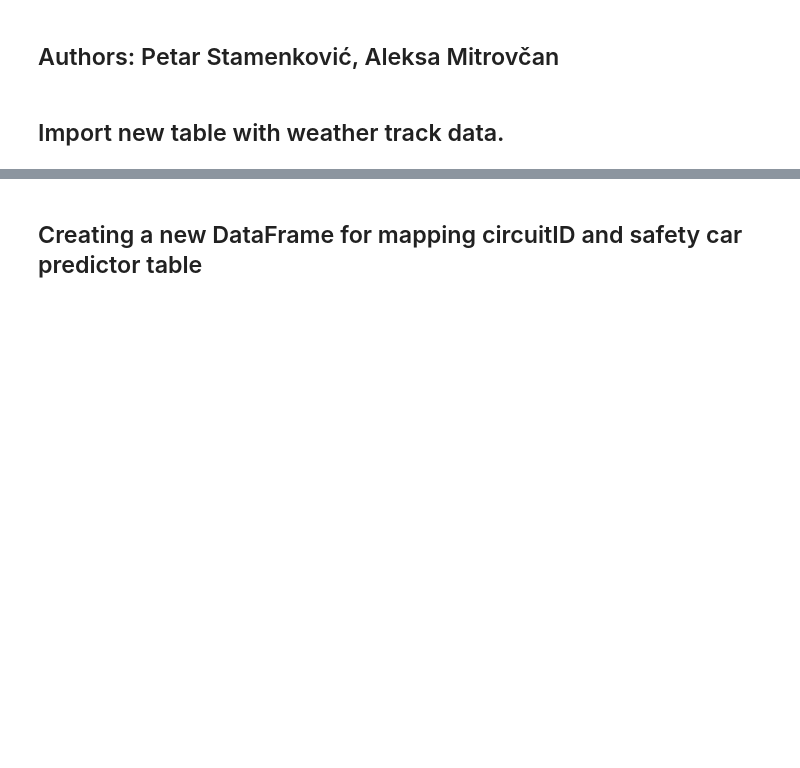
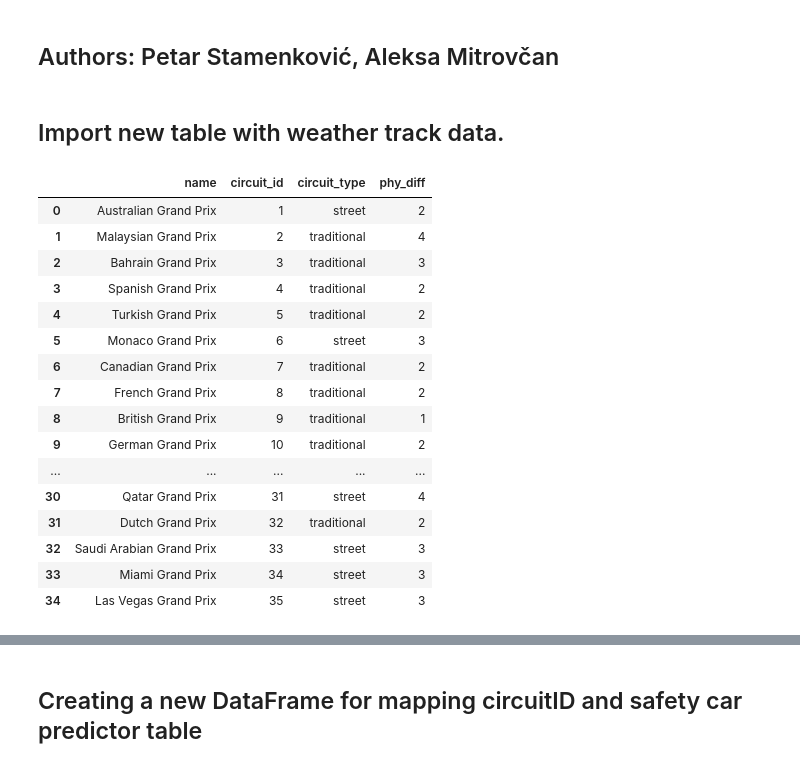
Before and after one commit to alex64a/F1-Safety-Car-Predictor, a Jupyter notebook: F1-Safety-Car-Predictor.ipynb, the cells around one changed output, grey strips where cells are left out. Cells and saved outputs as stored; diff of their text form; code cells hidden in the pictures; blank space fills up the shorter version.

```diff
--- a/F1-Safety-Car-Predictor.ipynb
+++ b/F1-Safety-Car-Predictor.ipynb
@@ -7,5 +7,26 @@
 # %%
 import pandas as pd
 safety_car_predictor = pd.read_csv("safety_car_predictor.csv")
-
+safety_car_predictor_shrinked = pd.read_csv("safety_car_predictor_shrinked.csv")
+circuit_data = pd.read_csv("circuit_data.csv")
+safety_car_predictor_shrinked
+circuit_data
 #safety_car_predictor
+# %% [output]
+|  | name | circuit_id | circuit_type | phy_diff |
+| 0 | Australian Grand Prix | 1 | street | 2 |
+| 1 | Malaysian Grand Prix | 2 | traditional | 4 |
+| 2 | Bahrain Grand Prix | 3 | traditional | 3 |
+| 3 | Spanish Grand Prix | 4 | traditional | 2 |
+| 4 | Turkish Grand Prix | 5 | traditional | 2 |
+| 5 | Monaco Grand Prix | 6 | street | 3 |
+| 6 | Canadian Grand Prix | 7 | traditional | 2 |
+| 7 | French Grand Prix | 8 | traditional | 2 |
+| 8 | British Grand Prix | 9 | traditional | 1 |
+| 9 | German Grand Prix | 10 | traditional | 2 |
+| ... | ... | ... | ... | ... |
+| 30 | Qatar Grand Prix | 31 | street | 4 |
+| 31 | Dutch Grand Prix | 32 | traditional | 2 |
+| 32 | Saudi Arabian Grand Prix | 33 | street | 3 |
+| 33 | Miami Grand Prix | 34 | street | 3 |
+| 34 | Las Vegas Grand Prix | 35 | street | 3 |
```
Also changed, not shown: parts of 10 cells of this notebook, 3 other files.
